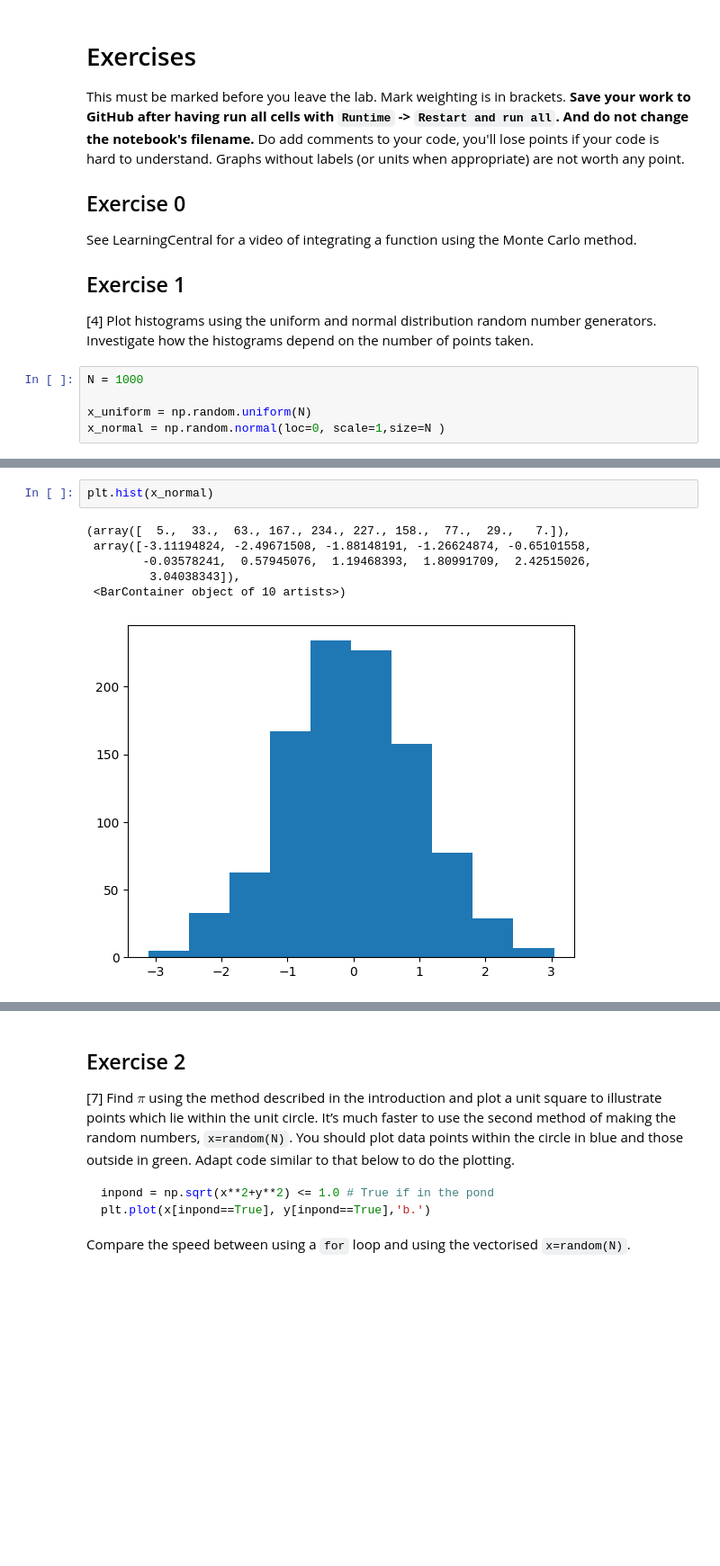
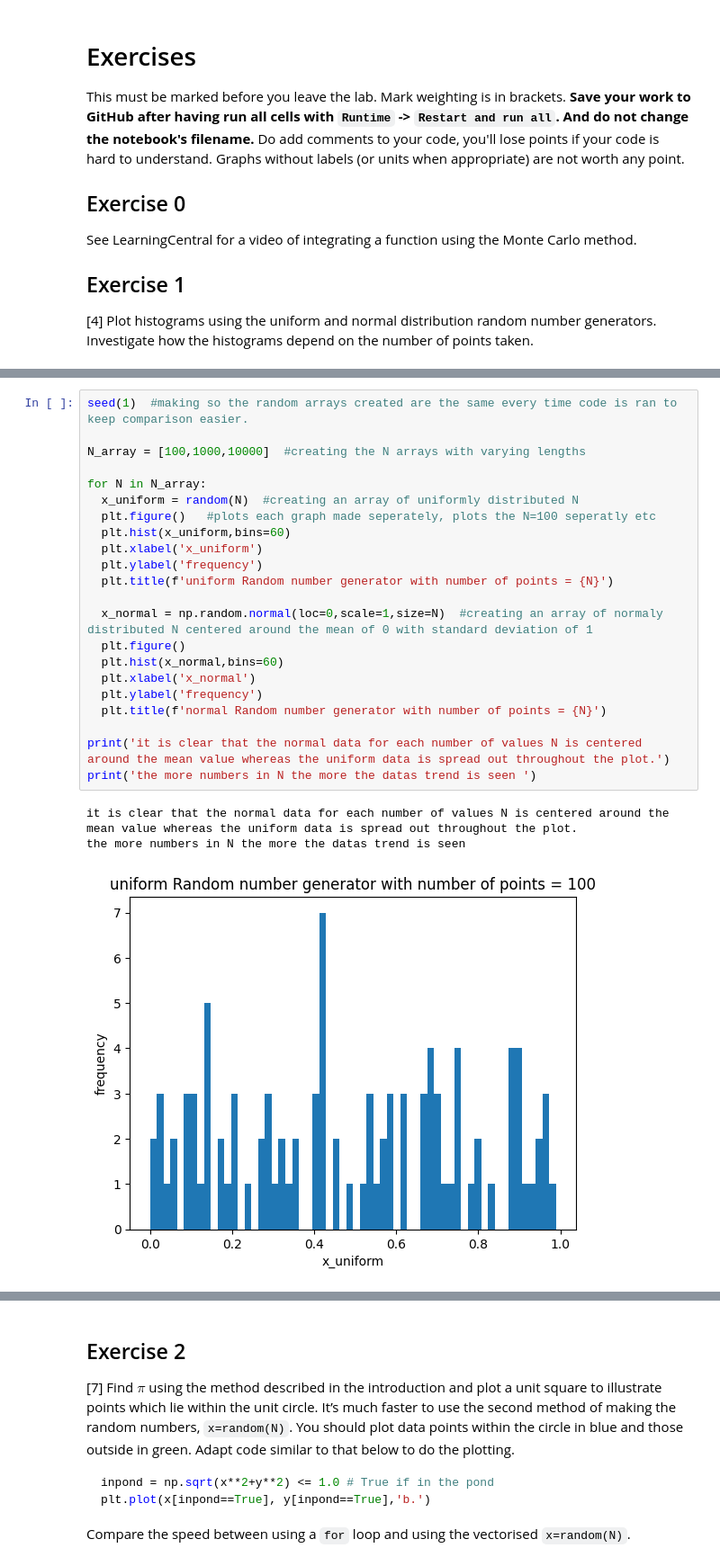
Before and after one commit to PX2145-2025/week-6-b-lloydCallum, a Jupyter notebook: Monte_Carlo.ipynb, the cells around one changed output, grey strips where cells are left out. Shown at 90% size. Saved outputs shown, nothing was run; the diff lists cells and outputs as text; blank space fills up the shorter version.

```diff
--- a/Monte_Carlo.ipynb
+++ b/Monte_Carlo.ipynb
@@ -182,8 +182,3 @@ See LearningCentral for a video of integrating a function using the Monte Carlo
 
 [4] Plot histograms using the uniform and normal distribution random number generators. Investigate how the histograms depend on the number of points
 taken.
-# %%
-N = 1000
-
-x_uniform = np.random.uniform(N)
-x_normal = np.random.normal(loc=0, scale=1,size=N )
@@ -203,9 +185,26 @@ plt.hist(x_uniform)
-# %%
-plt.hist(x_normal)
-# %% [output]
-(array([  5.,  33.,  63., 167., 234., 227., 158.,  77.,  29.,   7.]),
- array([-3.11194824, -2.49671508, -1.88148191, -1.26624874, -0.65101558,
-        -0.03578241,  0.57945076,  1.19468393,  1.80991709,  2.42515026,
-         3.04038343]),
- <BarContainer object of 10 artists>)
-[figure, removed]
+# %%
+seed(1)  #making so the random arrays created are the same every time code is ran to keep comparison easier.
+
+N_array = [100,1000,10000]  #creating the N arrays with varying lengths
+
+for N in N_array:
+  x_uniform = random(N)  #creating an array of uniformly distributed N
+  plt.figure()   #plots each graph made seperately, plots the N=100 seperatly etc
+  plt.hist(x_uniform,bins=60)
+  plt.xlabel('x_uniform')
+  plt.ylabel('frequency')
+  plt.title(f'uniform Random number generator with number of points = {N}')
+
+  x_normal = np.random.normal(loc=0,scale=1,size=N)  #creating an array of normaly distributed N centered around the mean of 0 with standard deviation of 1
+  plt.figure()
+  plt.hist(x_normal,bins=60)
+  plt.xlabel('x_normal')
+  plt.ylabel('frequency')
+  plt.title(f'normal Random number generator with number of points = {N}')
+
+print('it is clear that the normal data for each number of values N is centered around the mean value whereas the uniform data is spread out throughout the plot.')
+print('the more numbers in N the more the datas trend is seen ')
+# %% [output]
+it is clear that the normal data for each number of values N is centered around the mean value whereas the uniform data is spread out throughout the plot.
+the more numbers in N the more the datas trend is seen
+[figure, added]
```
Also changed, not shown: parts of 4 cells of this notebook.
